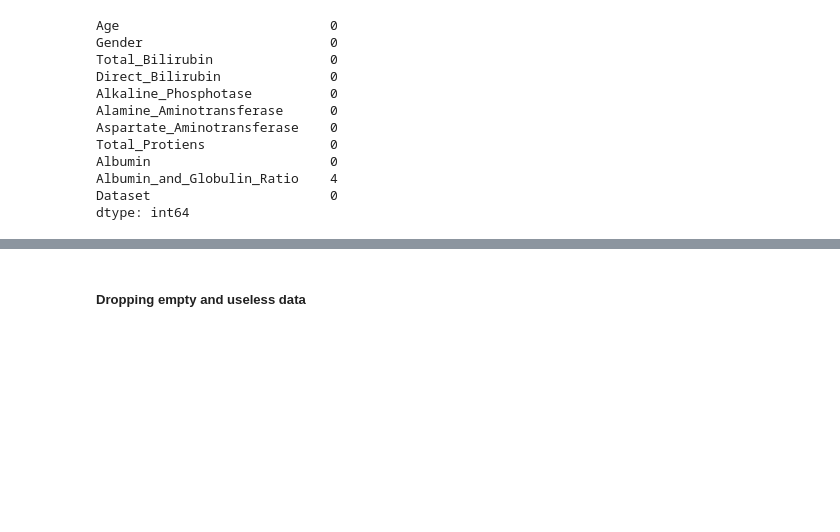
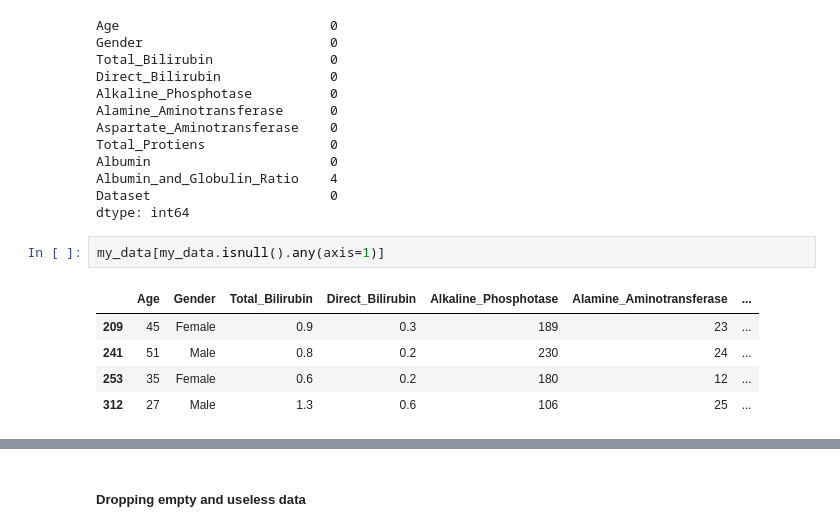
Before and after one commit to pinoden/indian_liver_patient, a Jupyter notebook: indian_liver_patient.ipynb, the cells around one changed output, grey strips where cells are left out. Saved outputs shown, nothing was run; the diff lists cells and outputs as text; blank space fills up the shorter version.

```diff
--- a/indian_liver_patient.ipynb
+++ b/indian_liver_patient.ipynb
@@ -65,3 +65,11 @@ Albumin                       0
 Albumin_and_Globulin_Ratio    4
 Dataset                       0
 dtype: int64
+# %%
+my_data[my_data.isnull().any(axis=1)]
+# %% [output]
+|  | Age | Gender | Total_Bilirubin | Direct_Bilirubin | Alkaline_Phosphotase | Alamine_Aminotransferase | ... |
+| 209 | 45 | Female | 0.9 | 0.3 | 189 | 23 | ... |
+| 241 | 51 | Male | 0.8 | 0.2 | 230 | 24 | ... |
+| 253 | 35 | Female | 0.6 | 0.2 | 180 | 12 | ... |
+| 312 | 27 | Male | 1.3 | 0.6 | 106 | 25 | ... |
```
Also changed, not shown: parts of 17 cells of this notebook, 1 other file.
